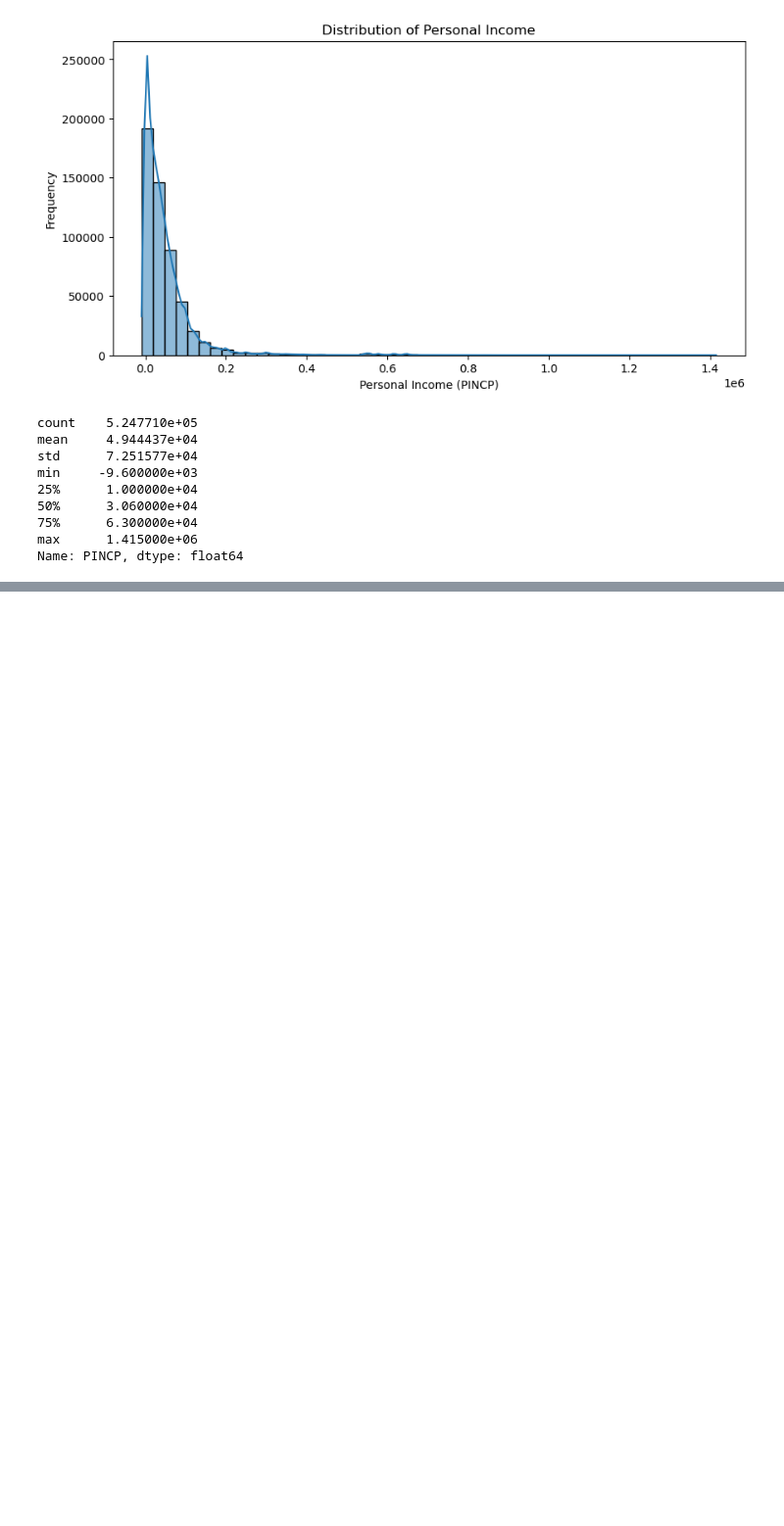
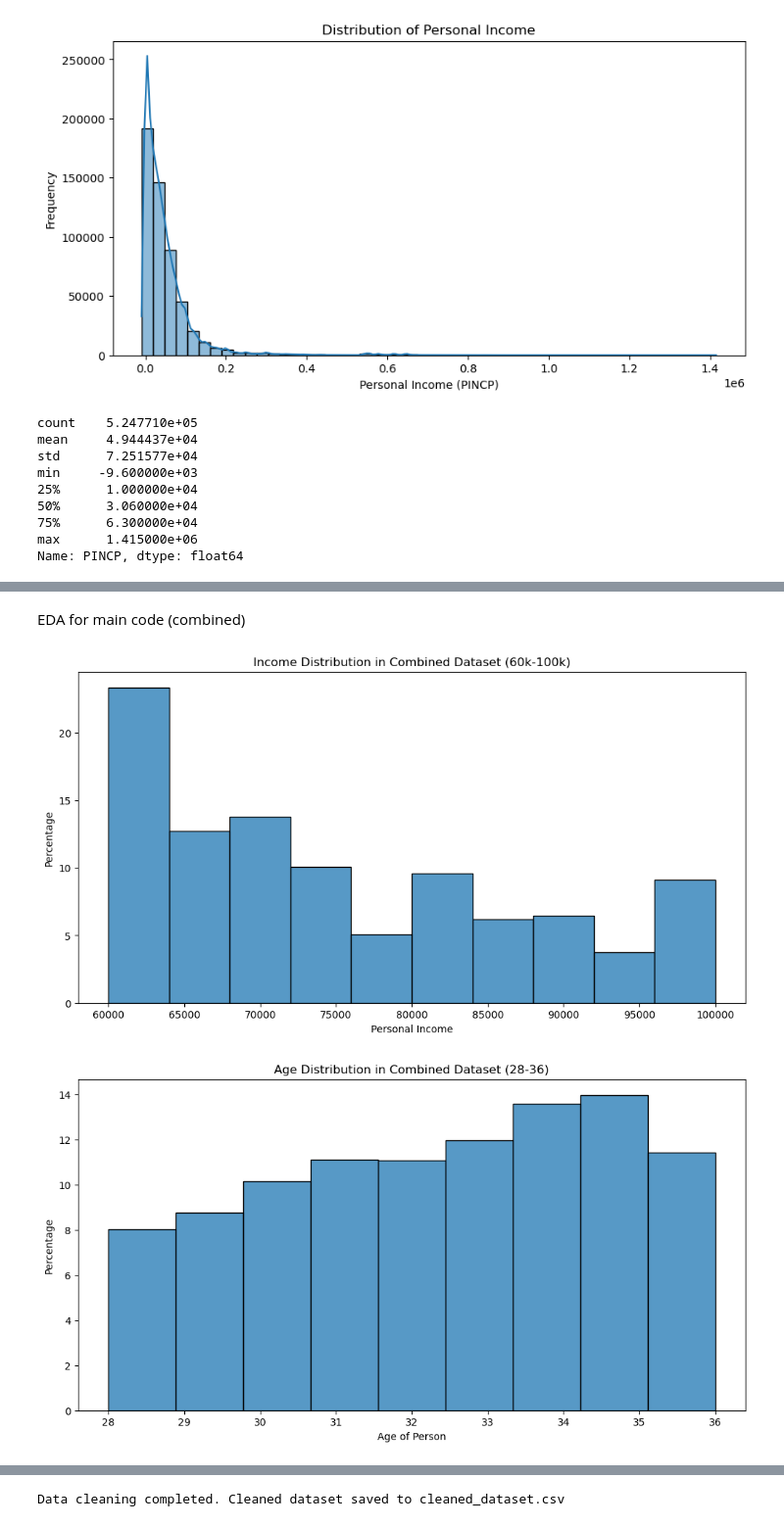
Before and after one commit to heon-kim12/capstone2, a Jupyter notebook: bls_data_new.ipynb, the cells around one changed output, grey strips where cells are left out. Shown at 98% size. Cells and saved outputs as stored; diff of their text form; code cells hidden in the pictures; blank space fills up the shorter version.

```diff
--- a/bls_data_new.ipynb
+++ b/bls_data_new.ipynb
@@ -166,0 +265,34 @@ Name: PINCP, dtype: float64
+# %% [markdown]
+EDA for main code (combined)
+# %%
+# Exploratory Data Analysis (EDA) for combined dataset
+plt.figure(figsize=(12, 6))
+sns.histplot(combined_data['PINCP'], bins=10, kde=False, stat='percent')
+plt.title('Income Distribution in Combined Dataset (60k-100k)')
+plt.xlabel('Personal Income')
+plt.ylabel('Percentage')
+plt.show()
+
+plt.figure(figsize=(12, 6))
+sns.histplot(combined_data['AGEP'], bins=9, kde=False, stat='percent')
+plt.title('Age Distribution in Combined Dataset (28-36)')
+plt.xlabel('Age of Person')
+plt.ylabel('Percentage')
+plt.show()
+
+plt.figure(figsize=(12, 6))
+sns.histplot(combined_data['NP'], bins=4, kde=False, stat='percent')
+plt.title('Household Size Distribution in Combined Dataset (2-5 members)')
+plt.xlabel('Number of Persons in Household')
+plt.ylabel('Percentage')
+plt.show()
+
+plt.figure(figsize=(12, 6))
+sns.countplot(x='BLD', data=combined_data, stat='percent')
+plt.title('Building Type Distribution in Combined Dataset')
+plt.xlabel('Building Type (2=Apt, 3=Single, 4=Town, 5=Mobile, 6=Condo)')
+plt.ylabel('Percentage')
+plt.show()
+# %% [output]
+[figure, added]
+[figure, added]
@@ -166,0 +301,40 @@ Name: PINCP, dtype: float64
+# %%
+# Select relevant columns
+# columns_of_interest = ['PINCP', 'ADJINC', 'NP', 'AGEP', 'RMSP', 'VALP']
+columns_of_interest = ['PINCP', 'ADJINC', 'AGEP']
+
+df_selected = df[columns_of_interest]
+
+# Remove rows with missing values in key columns
+df_cleaned = df_selected.dropna(subset=['PINCP', 'ADJINC', 'AGEP'])
+
+# Filter for households with 2 persons
+# df_cleaned = df_cleaned[df_cleaned['NP'] == 2]
+
+# Filter for age range 28-36
+df_cleaned = df_cleaned[(df_cleaned['AGEP'] >= 28) & (df_cleaned['AGEP'] <= 36)]
+
+# Adjust income using adjustment factor
+# df_cleaned['ADJ_PINCP'] = df_cleaned['PINCP'] * (df_cleaned['ADJINC'] / 1000000)
+
+# Filter for income range $50,000 - $100,000
+df_cleaned = df_cleaned[(df_cleaned['PINCP'] >= 50000) & (df_cleaned['PINCP'] <= 100000)]
+
+# Filter for 2-bedroom houses
+# df_cleaned = df_cleaned[df_cleaned['RMSP'] == 2]
+
+# Remove outliers in housing value using IQR
+# Q1 = df_cleaned['VALP'].quantile(0.25)
+# Q3 = df_cleaned['VALP'].quantile(0.75)
+# IQR = Q3 - Q1
+# lower_bound = Q1 - 1.5 * IQR
+# upper_bound = Q3 + 1.5 * IQR
+# df_cleaned = df_cleaned[(df_cleaned['VALP'] >= lower_bound) & (df_cleaned['VALP'] <= upper_bound)]
+
+# Save cleaned dataset to a new CSV file
+output_path = 'cleaned_dataset.csv'
+df_cleaned.to_csv(output_path, index=False)
+
+print(f"Data cleaning completed. Cleaned dataset saved to {output_path}")
+# %% [output]
+Data cleaning completed. Cleaned dataset saved to cleaned_dataset.csv
```
Also changed, not shown: parts of 14 cells of this notebook.
